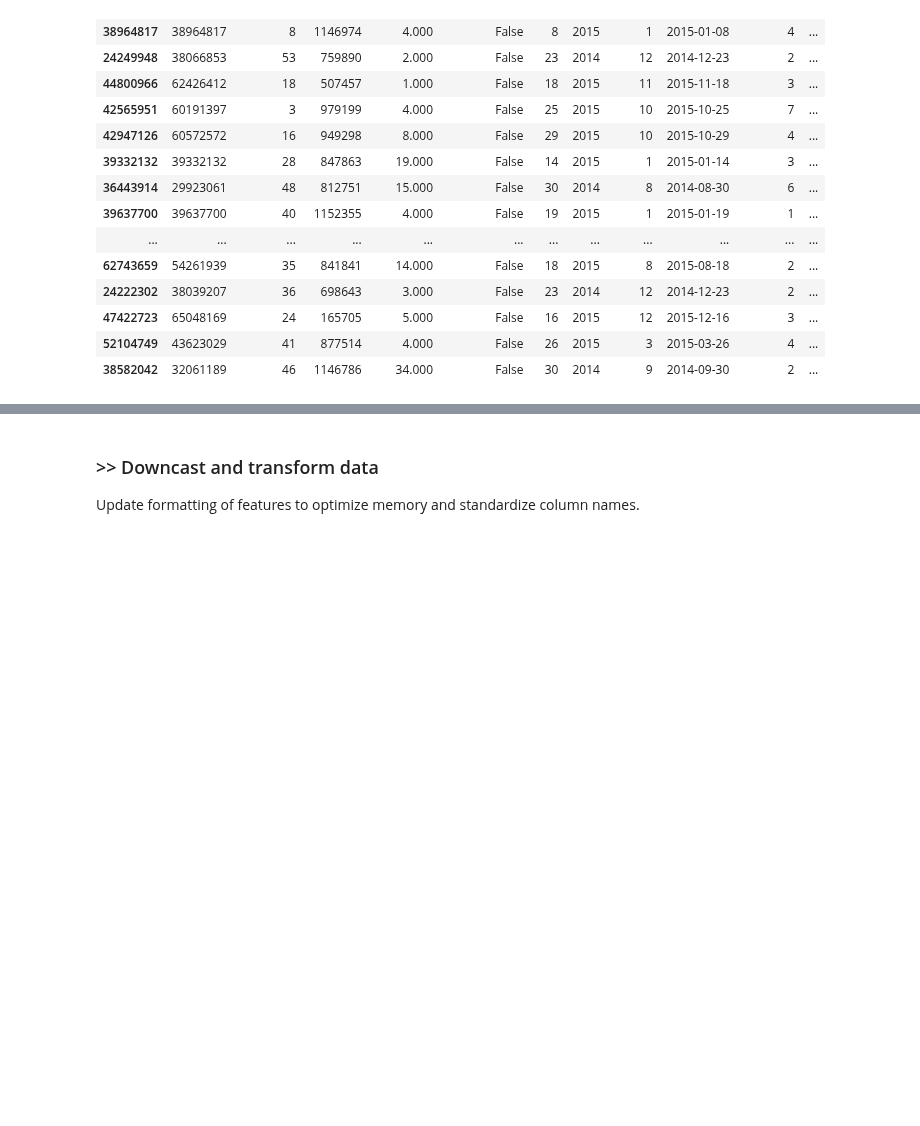
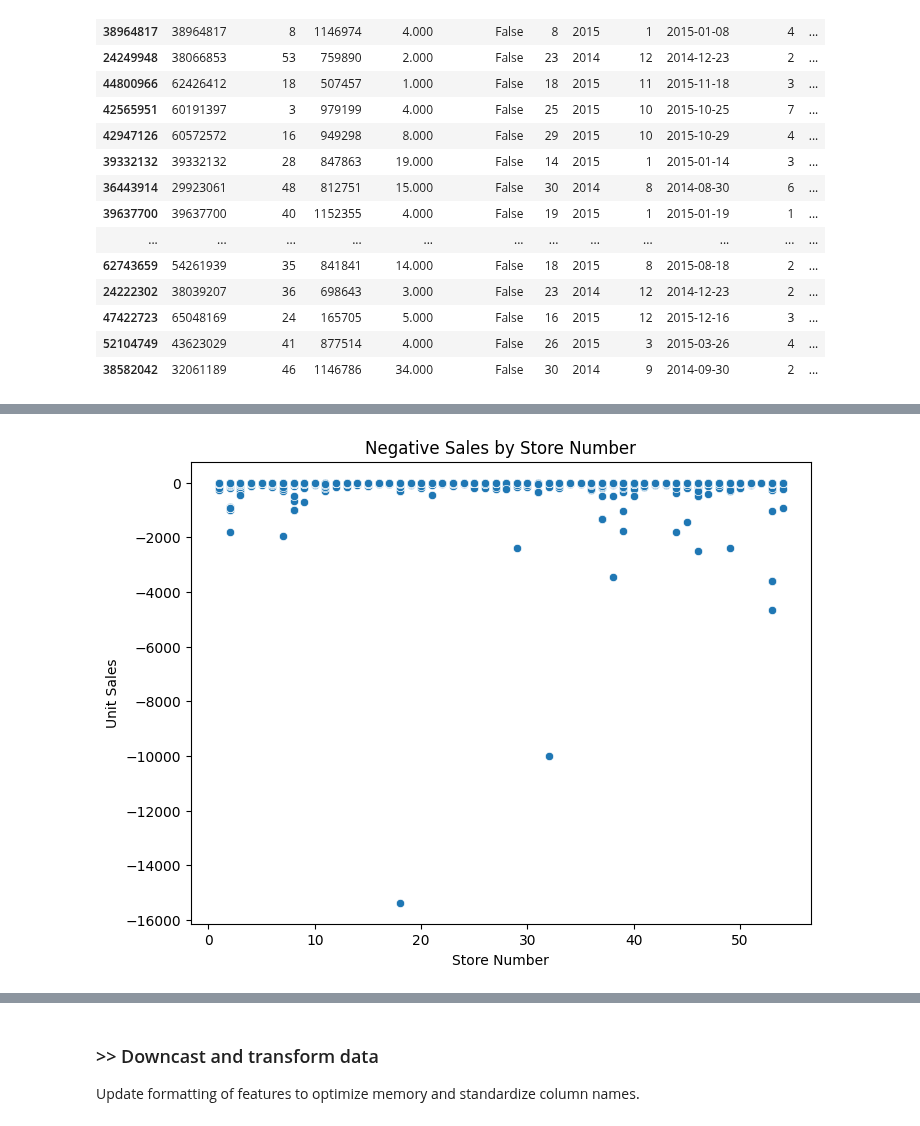
Before and after one commit to AFEngelage/Group4B, a Jupyter notebook: notebooks/2024 04 21 - Supermarket Loading first data - AFE.ipynb, the cells around one changed output, grey strips where cells are left out. Saved outputs shown, nothing was run; the diff lists cells and outputs as text; code cells hidden in the pictures; blank space fills up the shorter version.

```diff
--- a/notebooks/2024 04 21 - Supermarket Loading first data - AFE.ipynb
+++ b/notebooks/2024 04 21 - Supermarket Loading first data - AFE.ipynb
@@ -486,0 +644,9 @@ def get_unique(df, column_name):
+# %%
+plt.figure(figsize=(8, 6))
+sns.scatterplot(data=df_sales_negative, x="store_nbr", y="unit_sales")
+plt.title("Negative Sales by Store Number")
+plt.xlabel("Store Number")
+plt.ylabel("Unit Sales")
+plt.show()
+# %% [output]
+[figure, added]
```
Also changed, not shown: parts of 57 cells of this notebook, 1 other file.
